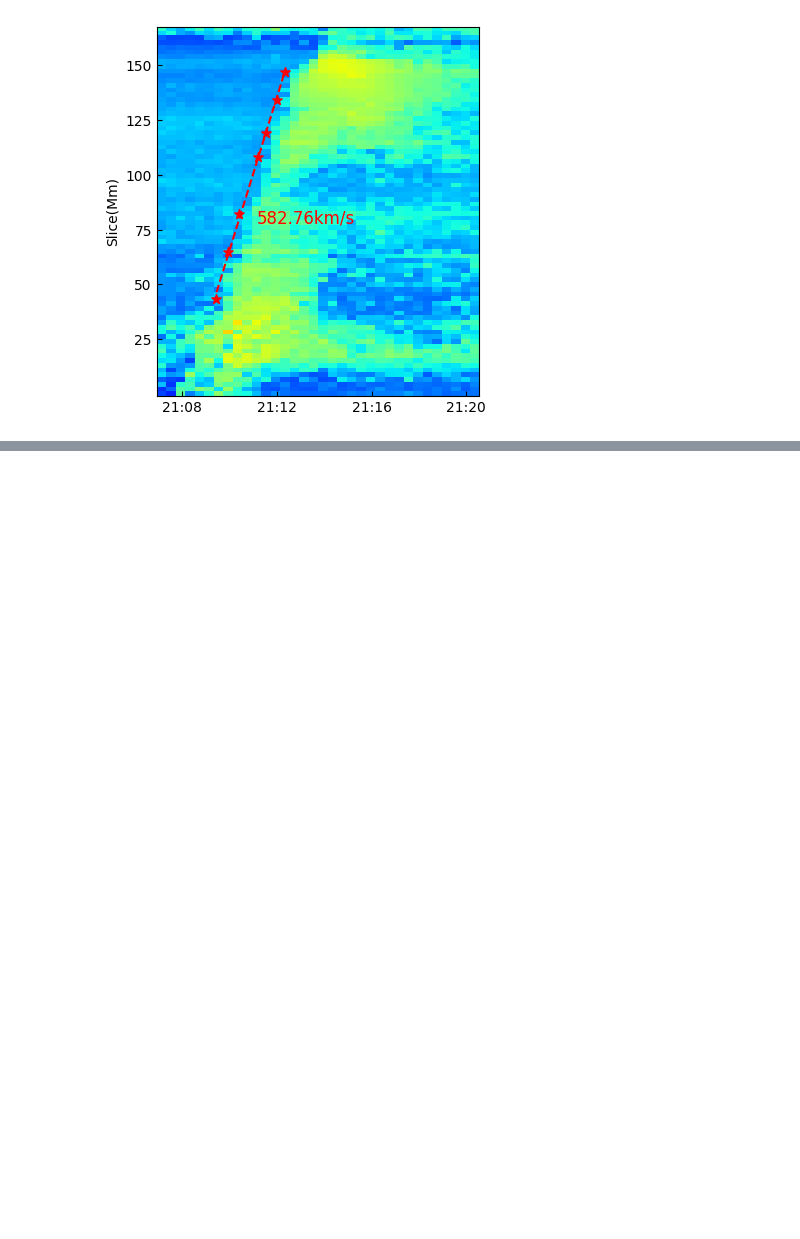
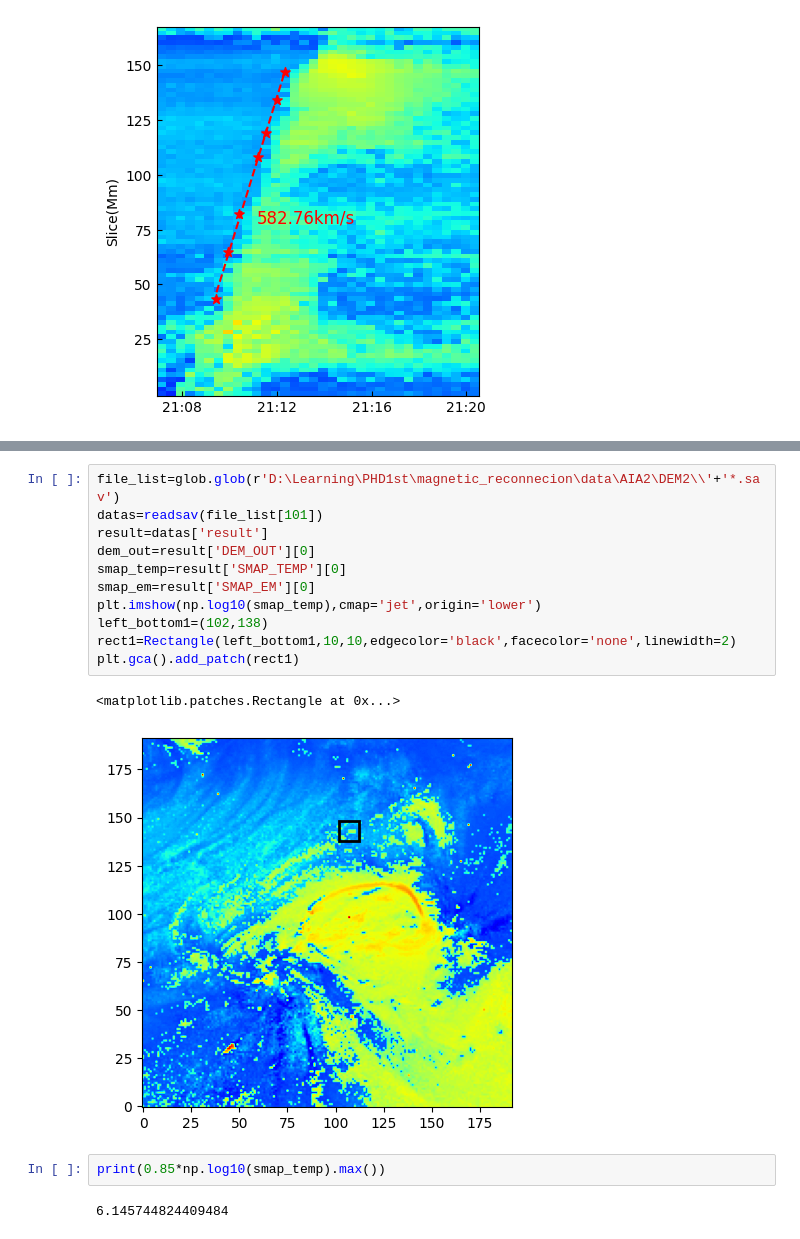
Before and after one commit to xiaosjh/reconnection, a Jupyter notebook: DEM_analysis.ipynb, the cells around one changed output, grey strips where cells are left out. Drawn from its saved outputs; the diff is of its cells as text; blank space fills up the shorter version.

```diff
--- a/DEM_analysis.ipynb
+++ b/DEM_analysis.ipynb
@@ -301,0 +324,18 @@ plt.tick_params(axis='both',direction='in')
+# %%
+file_list=glob.glob(r'D:\Learning\PHD1st\magnetic_reconnecion\data\AIA2\DEM2\\'+'*.sav')
+datas=readsav(file_list[101])
+result=datas['result']
+dem_out=result['DEM_OUT'][0]
+smap_temp=result['SMAP_TEMP'][0]
+smap_em=result['SMAP_EM'][0]
+plt.imshow(np.log10(smap_temp),cmap='jet',origin='lower')
+left_bottom1=(102,138)
+rect1=Rectangle(left_bottom1,10,10,edgecolor='black',facecolor='none',linewidth=2)
+plt.gca().add_patch(rect1)
+# %% [output]
+<matplotlib.patches.Rectangle at 0x...>
+[figure, added]
+# %%
+print(0.85*np.log10(smap_temp).max())
+# %% [output]
+6.145744824409484
```
Also changed, not shown: parts of 6 cells of this notebook.
